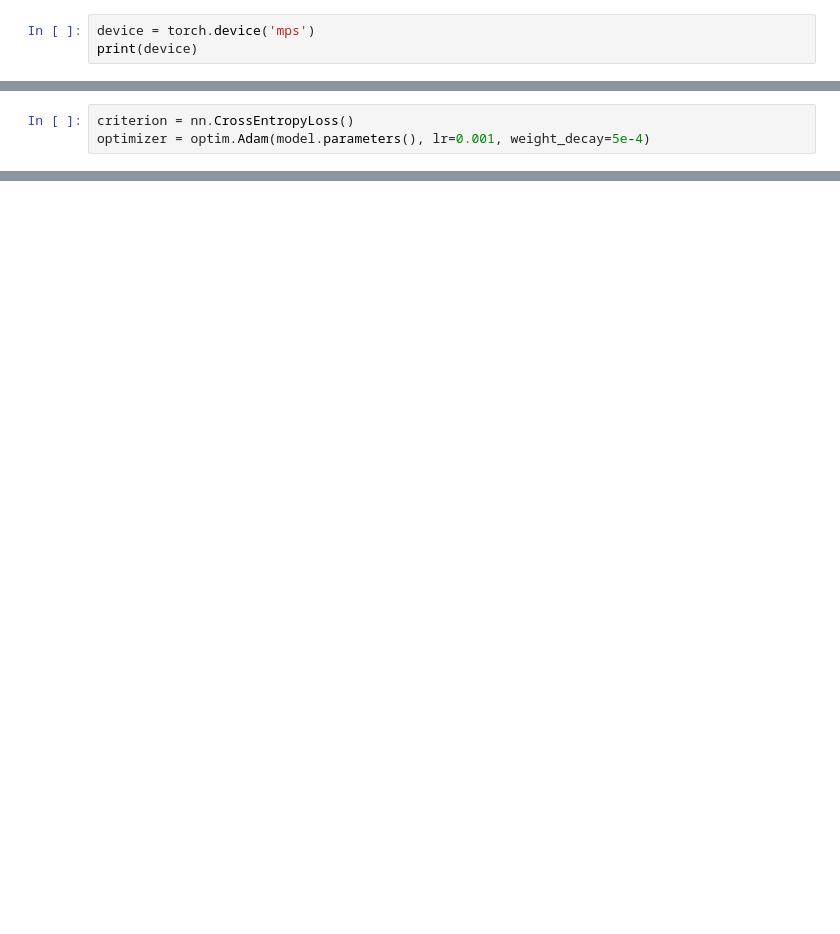
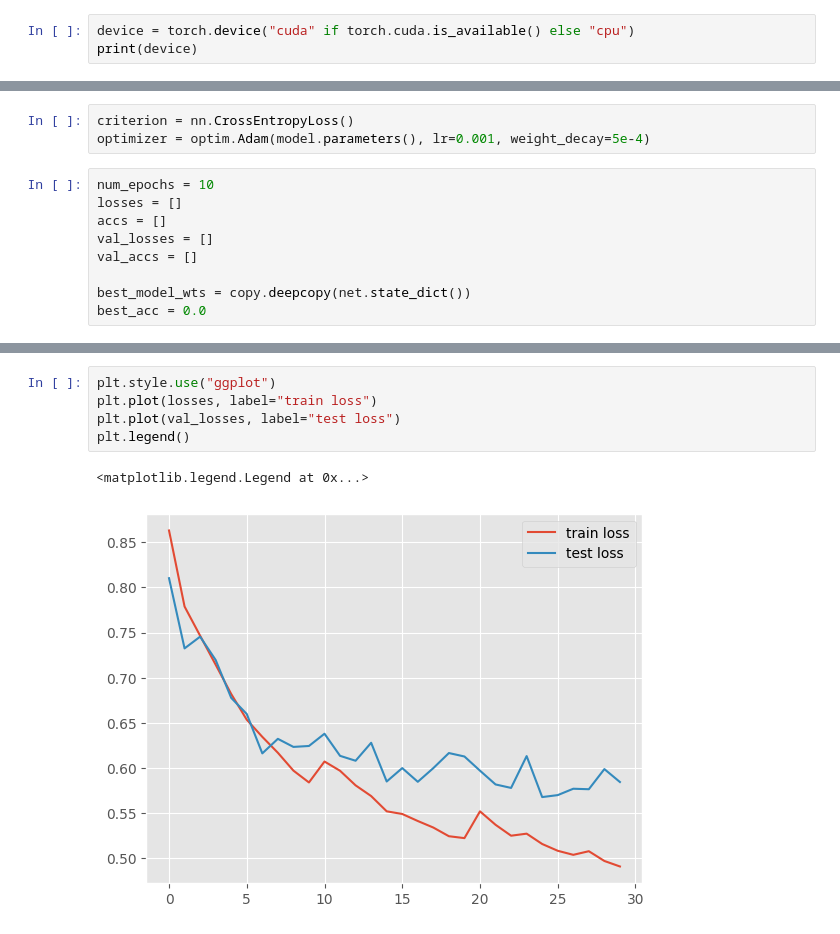
Before and after one commit to Rintaro-Fukui/CIFAR10-API, a Jupyter notebook: model-train/notebooks/resnet.ipynb, the cells around one changed output, grey strips where cells are left out. Saved outputs shown, nothing was run; the diff lists cells and outputs as text; blank space fills up the shorter version.

```diff
--- a/model-train/notebooks/resnet.ipynb
+++ b/model-train/notebooks/resnet.ipynb
@@ -12,6 +14,6 @@ import torch.optim as optim
 from torchvision import models
 import copy
 # %%
-device = torch.device('mps')
+device = torch.device("cuda" if torch.cuda.is_available() else "cpu")
 print(device)
 # %% [output]
@@ -76,4 +81,13 @@ net = model.to(device)
 # %%
 criterion = nn.CrossEntropyLoss()
 optimizer = optim.Adam(model.parameters(), lr=0.001, weight_decay=5e-4)
+# %%
+num_epochs = 10
+losses = []
+accs = []
+val_losses = []
+val_accs = []
+
+best_model_wts = copy.deepcopy(net.state_dict())
+best_acc = 0.0
 # %%
@@ -149,0 +165,8 @@ KeyboardInterrupt:
+# %%
+plt.style.use("ggplot")
+plt.plot(losses, label="train loss")
+plt.plot(val_losses, label="test loss")
+plt.legend()
+# %% [output]
+<matplotlib.legend.Legend at 0x...>
+[figure, added]
```
Also changed, not shown: parts of 7 cells of this notebook.
